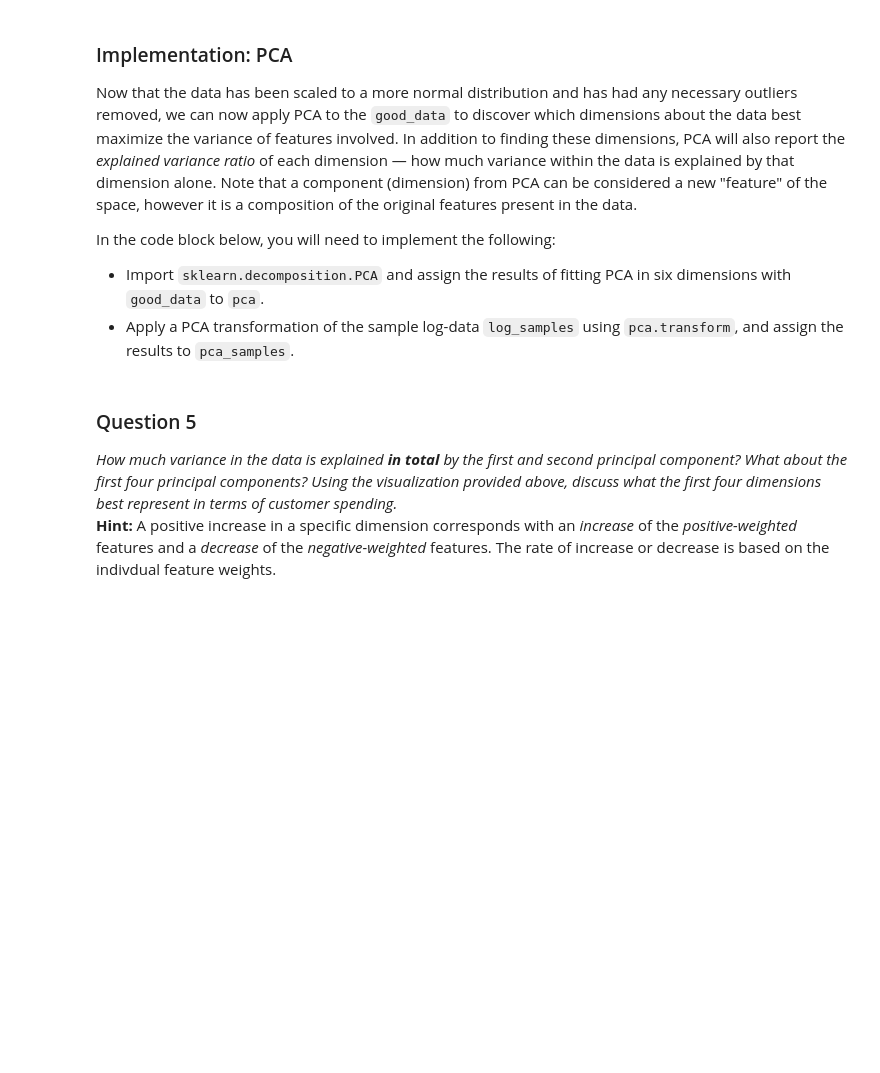
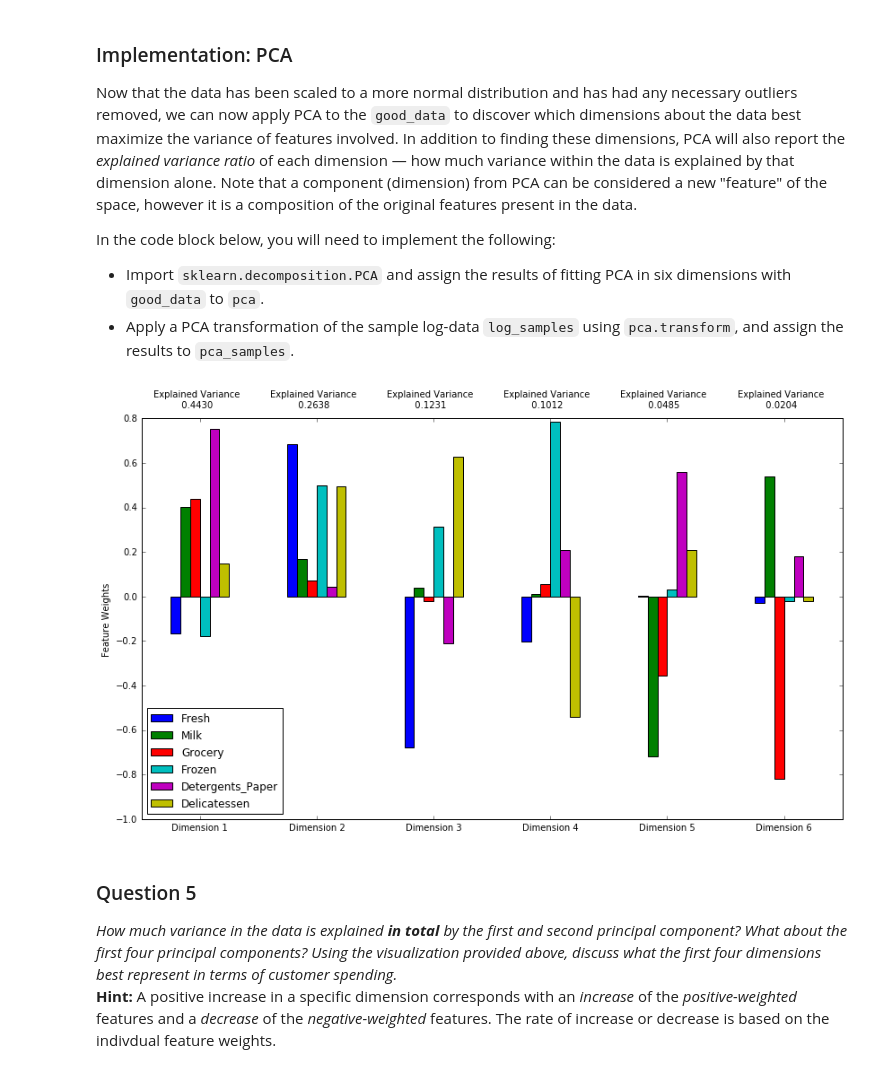
Before and after one commit to ubs121/creating_customer_segments, a Jupyter notebook: customer_segments.ipynb, the cells around one changed output. Saved outputs shown, nothing was run; the diff lists cells and outputs as text; code cells hidden in the pictures; blank space fills up the shorter version.

```diff
--- a/customer_segments.ipynb
+++ b/customer_segments.ipynb
@@ -159,24 +193,31 @@ In the code block below, you will need to implement the following:
 **NOTE:** If you choose to remove any outliers, ensure that the sample data does not contain any of these points!
 Once you have performed this implementation, the dataset will be stored in the variable `good_data`.
 # %%
+idx = []
+
 # For each feature find the data points with extreme high or low values
 for feature in log_data.keys():
 
     # TODO: Calculate Q1 (25th percentile of the data) for the given feature
-    Q1 = None
+    Q1 = np.percentile(log_data[feature], 25)
 
     # TODO: Calculate Q3 (75th percentile of the data) for the given feature
-    Q3 = None
+    Q3 = np.percentile(log_data[feature], 75)
 
     # TODO: Use the interquartile range to calculate an outlier step (1.5 times the interquartile range)
-    step = None
+    step = (Q3-Q1)*1.5
 
     # Display the outliers
-    print "Data points considered outliers for the feature '{}':".format(feature)
-    display(log_data[~((log_data[feature] >= Q1 - step) & (log_data[feature] <= Q3 + step))])
+    # print "Data points considered outliers for the feature '{}':".format(feature)
+    # display(log_data[~((log_data[feature] >= Q1 - step) & (log_data[feature] <= Q3 + step))])
+
+    idx += log_data[~((log_data[feature] >= Q1 - step) & (log_data[feature] <= Q3 + step))].index.tolist()
+
+# all the outliers are now stored in `idx
+print sorted(idx)
 
 # OPTIONAL: Select the indices for data points you wish to remove
-outliers  = []
+outliers  = [65, 66, 75, 128, 154]
 
 # Remove the outliers, if any were specified
 good_data = log_data.drop(log_data.index[outliers]).reset_index(drop = True)
@@ -197,14 +242,19 @@ In the code block below, you will need to implement the following:
  - Import `sklearn.decomposition.PCA` and assign the results of fitting PCA in six dimensions with `good_data` to `pca`.
  - Apply a PCA transformation of the sample log-data `log_samples` using `pca.transform`, and assign the results to `pca_samples`.
 # %%
+from sklearn.decomposition import PCA
+import renders as rs
+
 # TODO: Apply PCA to the good data with the same number of dimensions as features
-pca = None
+pca = PCA(n_components=6).fit(good_data)
 
 # TODO: Apply a PCA transformation to the sample log-data
-pca_samples = None
+pca_samples = pca.transform(log_samples)
 
 # Generate PCA results plot
 pca_results = rs.pca_results(good_data, pca)
+# %% [output]
+[figure, added]
 # %% [markdown]
 ### Question 5
 *How much variance in the data is explained* ***in total*** *by the first and second principal component? What about the first four principal components? Using the visualization provided above, discuss what the first four dimensions best represent in terms of customer spending.*
```
Also changed, not shown: parts of 40 cells of this notebook, 1 other file.
